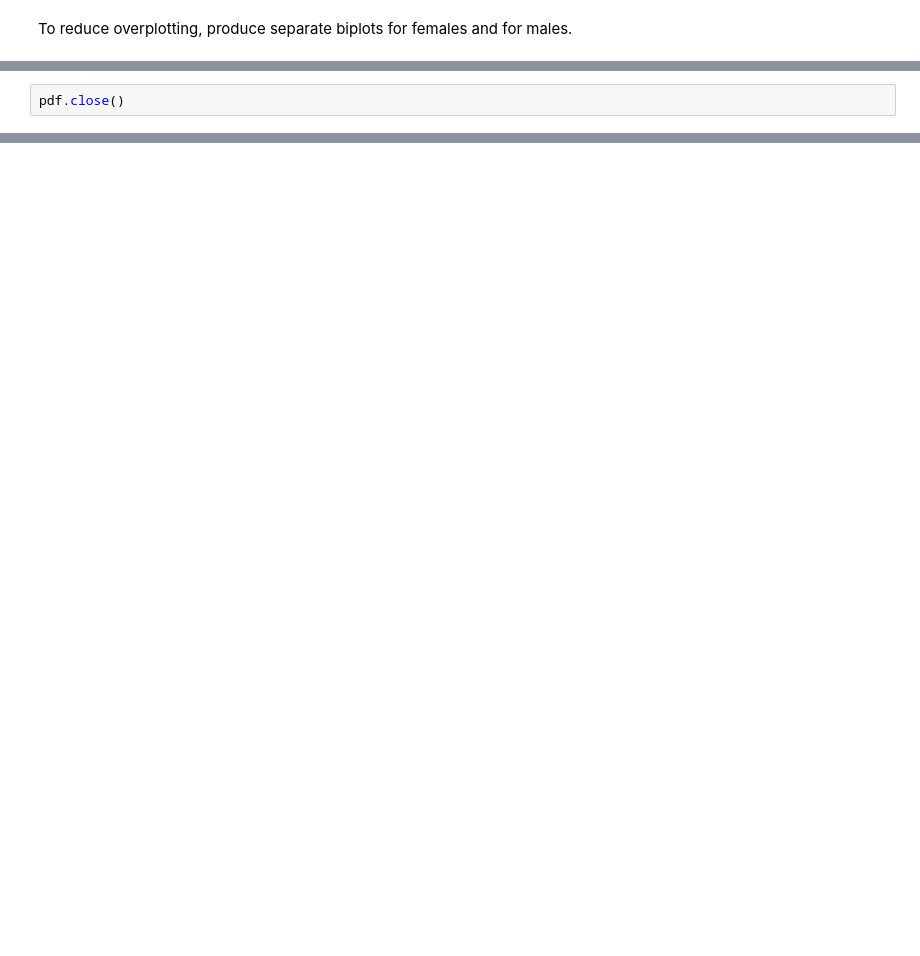
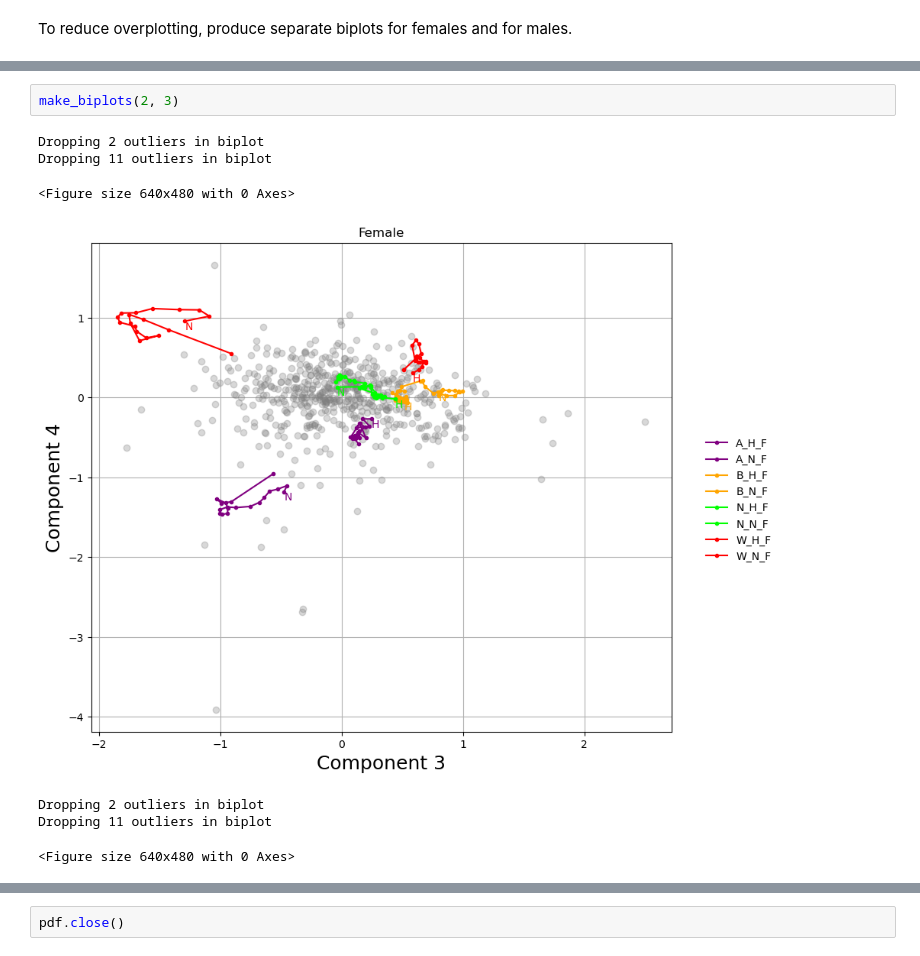
Before and after one commit to kshedden/case_studies, a Jupyter notebook: natality/biplots.ipynb, the cells around one changed output, grey strips where cells are left out. Saved outputs shown, nothing was run; the diff lists cells and outputs as text; blank space fills up the shorter version.

```diff
--- a/natality/biplots.ipynb
+++ b/natality/biplots.ipynb
@@ -120,2 +188,10 @@ for sex in ["F", "M"]:
 # %%
-pdf.close()
+make_biplots(2, 3)
+# %% [output]
+Dropping 2 outliers in biplot
+Dropping 11 outliers in biplot
+<Figure size 640x480 with 0 Axes>
+[figure, added]
+Dropping 2 outliers in biplot
+Dropping 11 outliers in biplot
+<Figure size 640x480 with 0 Axes>
@@ -121,0 +199,2 @@ pdf.close()
+# %%
+pdf.close()
```
Also changed, not shown: parts of 20 cells of this notebook, 3 other files.
